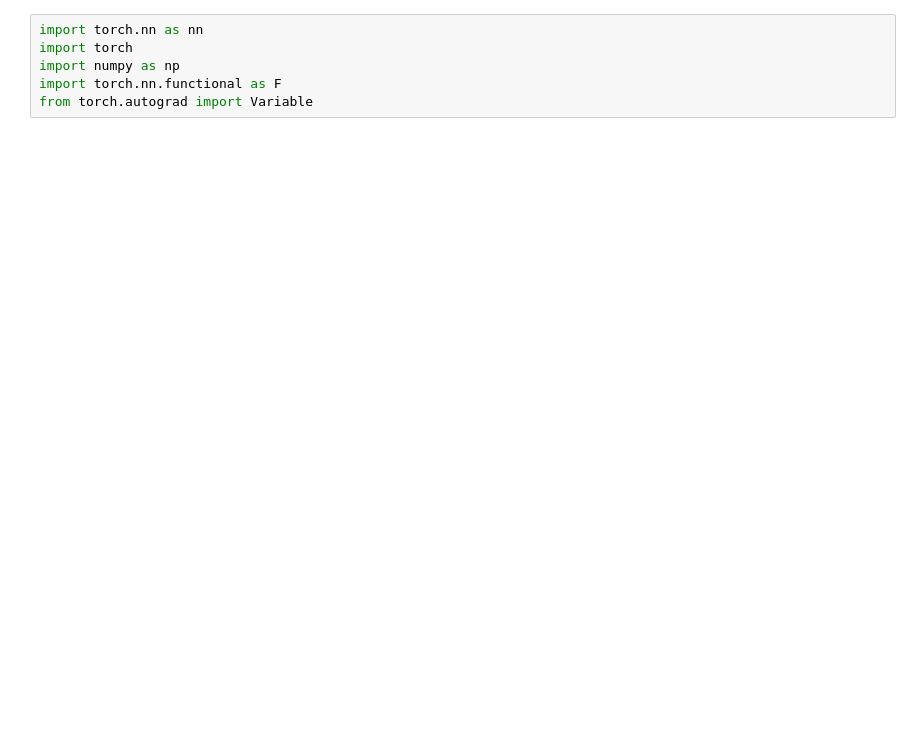
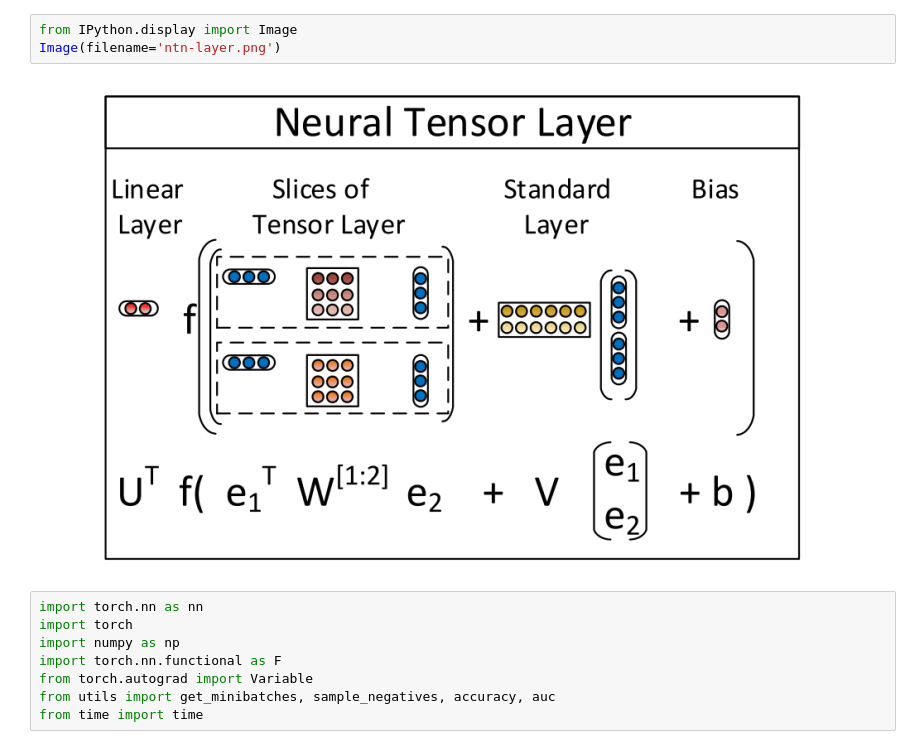
Before and after one commit to SmartDataAnalytics/Knowledge-Graph-Analysis-Programming-Exercises, a Jupyter notebook: Exercise_06/NTN.ipynb, the cells around one changed output. Drawn from its saved outputs; the diff is of its cells as text; blank space fills up the shorter version.

```diff
--- a/Exercise_06/NTN.ipynb
+++ b/Exercise_06/NTN.ipynb
@@ -4,7 +34,14 @@ NTN
+# %%
+from IPython.display import Image
+Image(filename='ntn-layer.png')
+# %% [output]
+[figure, added]
 # %%
 import torch.nn as nn
 import torch
 import numpy as np
 import torch.nn.functional as F
 from torch.autograd import Variable
+from utils import get_minibatches, sample_negatives, accuracy, auc
+from time import time
 # %%
```
Also changed, not shown: parts of 12 cells of this notebook, 1 other file.
